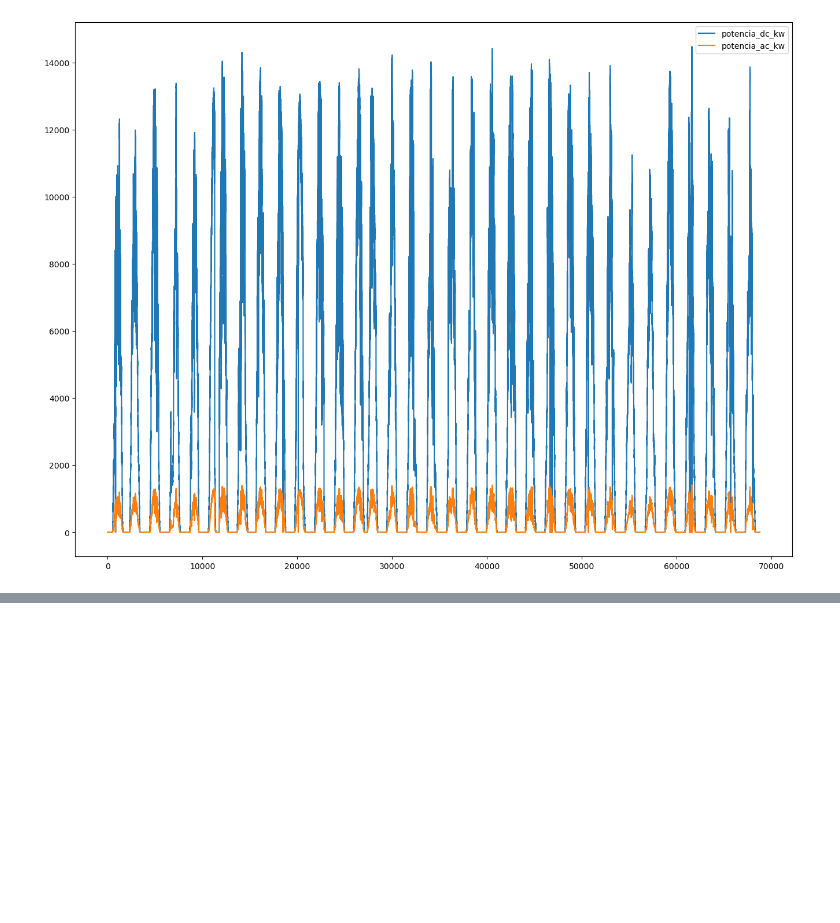
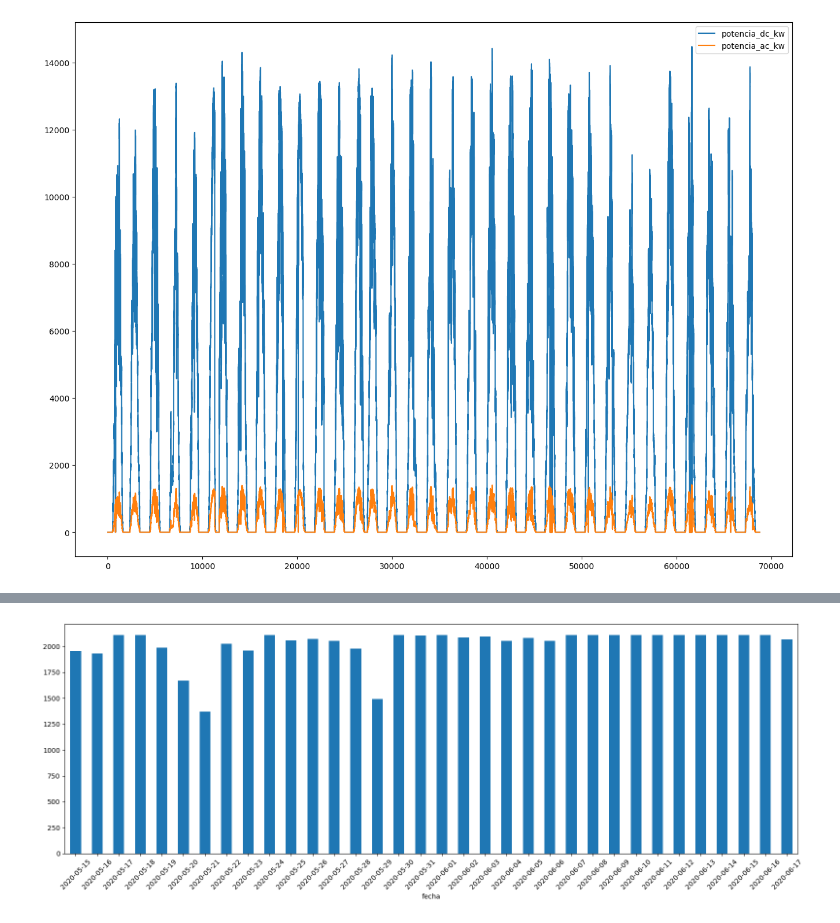
Before and after one commit to PabloHVega/Solar-Plants, a Jupyter notebook: notebooks/01_ImportacionDatos.ipynb, the cells around one changed output, grey strips where cells are left out. Cells and saved outputs as stored; diff of their text form; code cells hidden in the pictures; blank space fills up the shorter version.

```diff
--- a/notebooks/01_ImportacionDatos.ipynb
+++ b/notebooks/01_ImportacionDatos.ipynb
@@ -75,0 +118,3 @@ p1g[['potencia_dc_kw', 'potencia_ac_kw']].plot(figsize=(16, 12))
+# %%
+# Dividir por 10 la potencia_dc_kw en la planta 1
+p1g["potencia_dc_kw"] = p1g["potencia_dc_kw"] / 10
@@ -75,0 +410,9 @@ p1g[['potencia_dc_kw', 'potencia_ac_kw']].plot(figsize=(16, 12))
+# %%
+# grafico de barras de un groupby por fecha y conteo de registros para planta 1 generacion
+p1g['fecha'] = p1g['fecha_hora'].dt.date
+conteo_por_fecha = p1g.groupby('fecha').size()
+conteo_por_fecha.plot(kind='bar', figsize=(16, 6))
+plt.xticks(rotation=45)
+plt.tight_layout()
+# %% [output]
+[figure, added]
```
Also changed, not shown: parts of 26 cells of this notebook, 1 other file.
